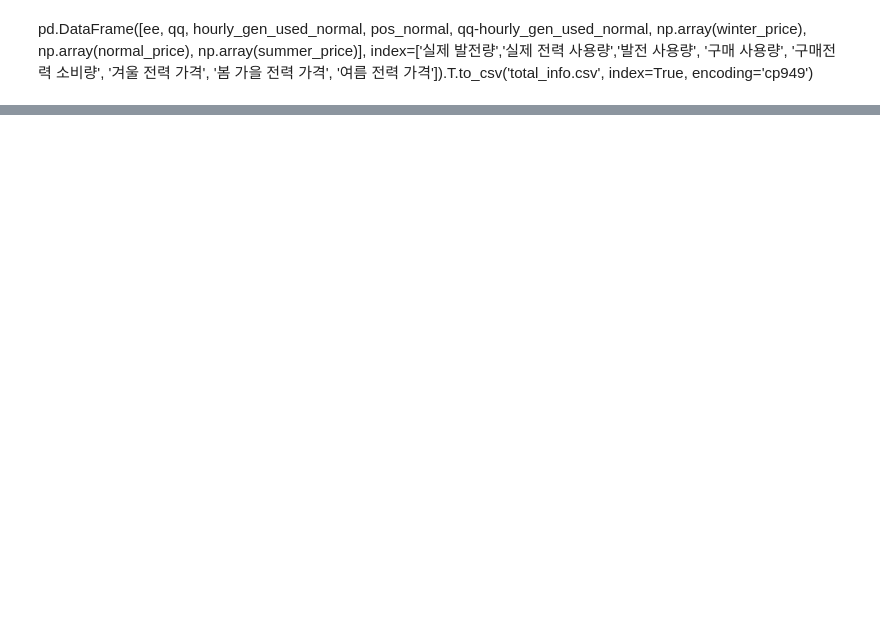
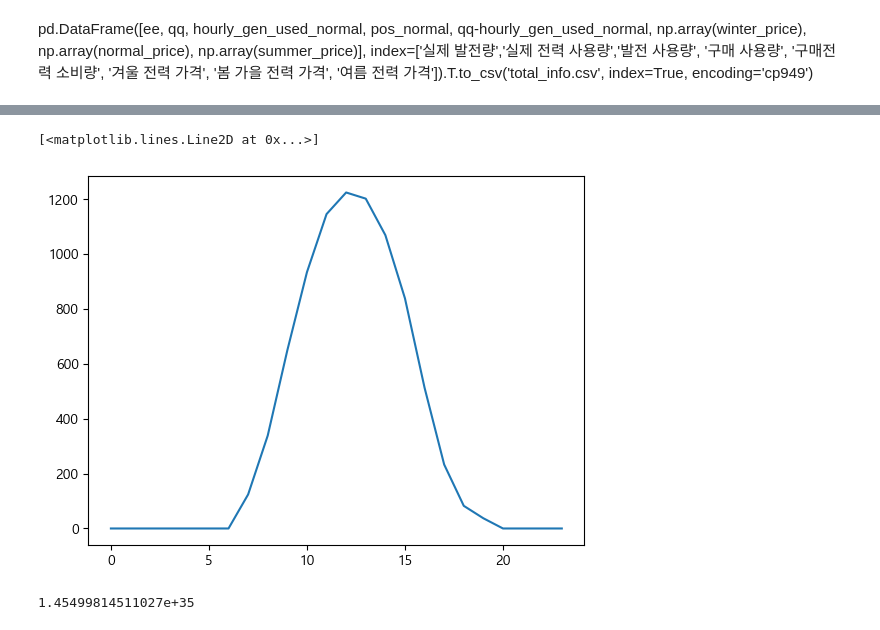
Before and after one commit to Jjineeq/Capstone_Design, a Jupyter notebook: optimal/optimal_function.ipynb, the cells around one changed output, grey strips where cells are left out. Cells and saved outputs as stored; diff of their text form; code cells hidden in the pictures; blank space fills up the shorter version.

```diff
--- a/optimal/optimal_function.ipynb
+++ b/optimal/optimal_function.ipynb
@@ -902,0 +912,41 @@ print(optimal_costs)
+# %%
+from pyswarm import pso
+
+# 큰 페널티 값 설정
+penalty = 1e30
+
+def objective_function(x):
+    # 여기서 x는 각 시간대에 대한 E(x)의 값들을 나타냅니다.
+    g = ee_2  # g(x) 계산
+    t = winter_price  # t(x) 계산
+
+    # 초기 목적함수 계산
+    obj = sum((g[i] - x[i]) * t[i] for i in range(24))
+
+    # 제약조건 1
+    f = qq_2  # f(x) 계산
+    h = [ee_2[:i+1].sum() - (x[i-1] if i>0 else 0) for i in range(24)]  # h(x) 계산
+    constraint_1 = sum(f[i] - g[i] - h[i] for i in range(24))
+
+    # 제약조건 2
+    constraint_2 = sum(x[i] - h[i] for i in range(24))
+
+    # 제약조건 위반에 따른 페널티 추가
+    if constraint_1 < 0:
+        obj += penalty * abs(constraint_1)
+    if constraint_2 < 0:
+        obj += penalty * abs(constraint_2)
+
+    return obj
+
+
+lb = [0]*24  # E(x)의 하한
+epsilon = 1e-8  # 작은 양수
+ub = ee_2
+ub = [max(u, l+epsilon) for u, l in zip(ub, lb)]
+
+# PSO 알고리즘 실행
+xopt, fopt = pso(objective_function, lb, ub)
+
+print("Optimal solution x:", xopt)
+print("Objective function value:", fopt)
@@ -902,0 +967,9 @@ print(optimal_costs)
+# %%
+plt.plot(xopt)
+# %% [output]
+[<matplotlib.lines.Line2D at 0x...>]
+[figure, added]
+# %%
+fopt
+# %% [output]
+1.45499814511027e+35
```
Also changed, not shown: parts of 29 cells of this notebook, 1 other file.
